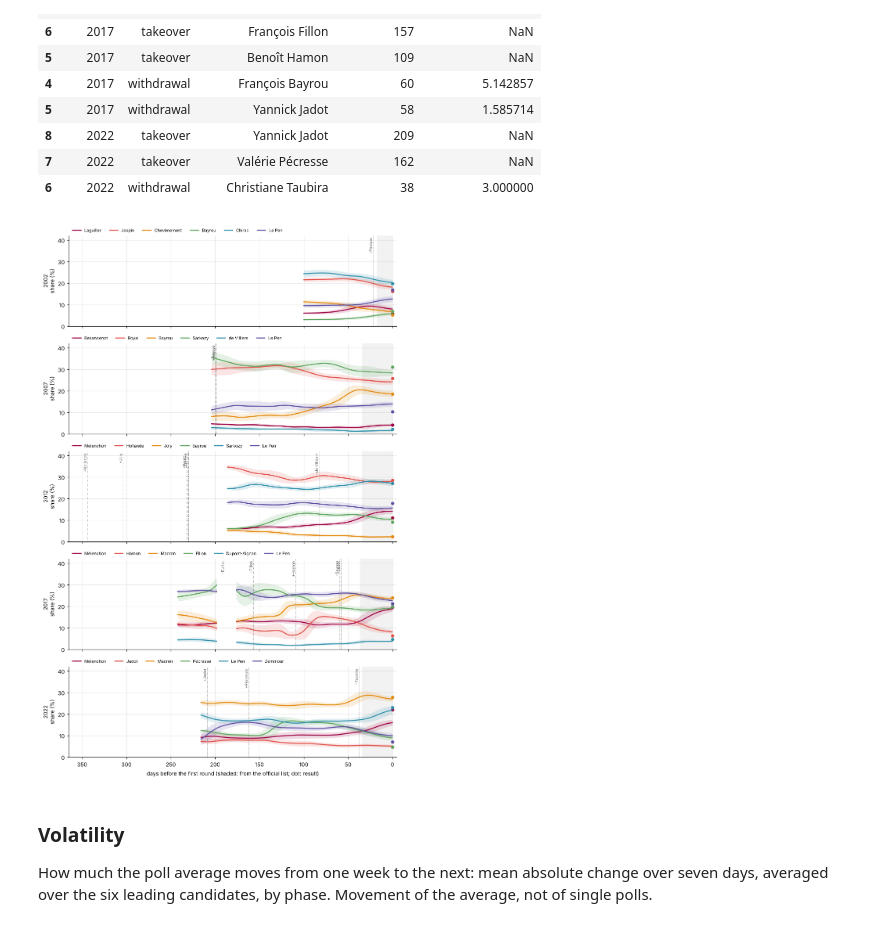
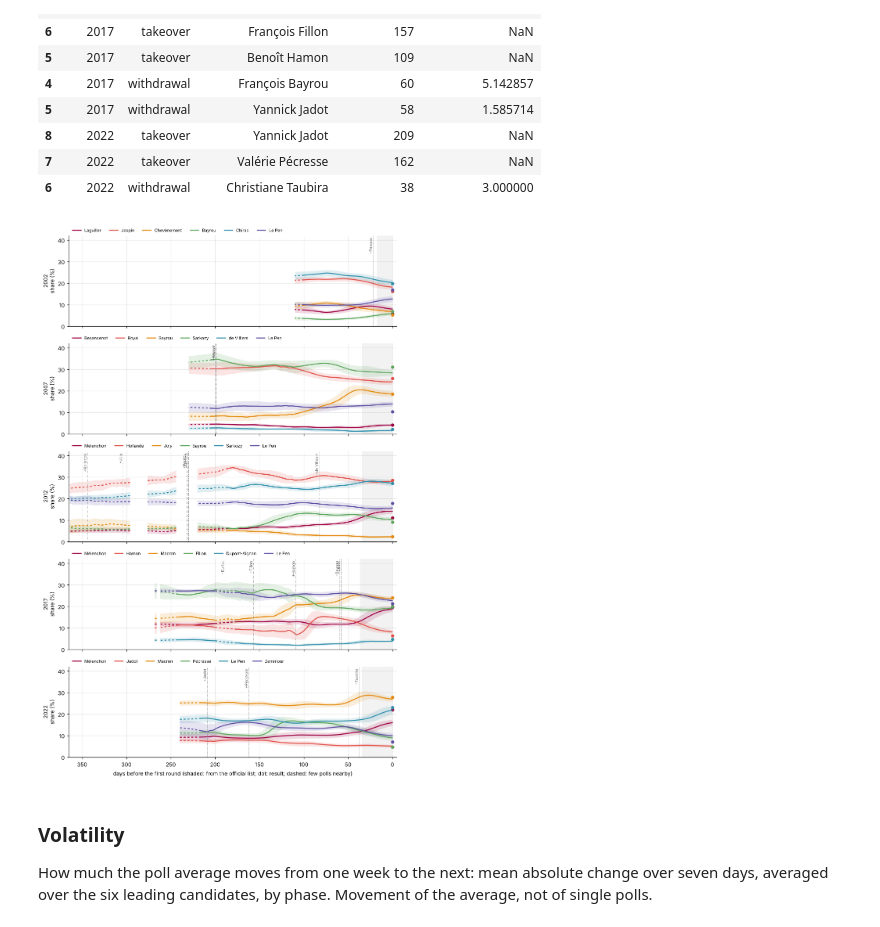
Before and after one commit to clarasalas/strategic-voting-polls-2RS, a Jupyter notebook: notebooks/05_polls_descriptive.ipynb, the cells around one changed output. Cells and saved outputs as stored; diff of their text form; code cells hidden in the pictures.

```diff
--- a/notebooks/05_polls_descriptive.ipynb
+++ b/notebooks/05_polls_descriptive.ipynb
@@ -180,6 +180,10 @@ slot_polls = b.dropna(subset=["slot"]).groupby(["election", "poll_id", "slot"],
 GRID = np.arange(0, 366, 2)
 traj = pd.concat([average.by_candidate(g, "value", GRID).assign(election=e)
                   for e, g in slot_polls.groupby("election")], ignore_index=True)
+# for drawing only: the window widens where polls are sparse (dashed); statistics use `traj`
+traj_draw = pd.concat([average.by_candidate(g, "value", GRID, adaptive_k=4).assign(election=e)
+                       for e, g in slot_polls.groupby("election")], ignore_index=True)
+traj_dense = traj
 weekly_traj = traj[traj["days_before"] % 14 == 0]          # every two weeks, for the committed table
 weekly_traj.round(2).to_csv(TABLES / "trajectories_poll_average.csv", index=False)
 
@@ -226,37 +230,37 @@ events.sort_values(["election", "days_before"], ascending=[True, False])
 # %%
 # left-right order of Wikipedia's poll-table columns, coloured with the Spectral colormap (red left, blue right)
 lr = ideology.order(ROOT, {int(p.name[:4]): p for p in (ROOT / "data" / "raw" / "wikipedia").glob("*.json")},
                     pd.read_csv(ROOT / "data" / "interim" / "polls_wikipedia.csv", low_memory=False))
 lr_pos = lr.set_index(["election", "candidate"])["position"]
 def shown_left_to_right(e):
     c = top6[top6["election"] == e]["candidate"].tolist()
     return sorted(c, key=lambda x: lr_pos.get((e, x), 0.5))
 surname = lambda name: name.split(" ", 1)[1] if " " in name else name
 fig, axes = plt.subplots(len(ELECTIONS), 1, figsize=(8.5, 13), sharex=True)
 for ax, e in zip(axes, ELECTIONS):
     order_e = shown_left_to_right(e)
     col = ideology.colours(order_e)
     res = results[results["election"] == e].set_index("candidate")["share"]
     for c in order_e:
-        t = traj[(traj["election"] == e) & (traj["slot"] == c)]
-        ax.plot(t["days_before"], t["mean"], color=col[c], lw=1.6, label=surname(c))
+        t = traj_draw[(traj_draw["election"] == e) & (traj_draw["slot"] == c)]
+        figures.line(ax, t["days_before"], t["mean"], t["sparse"], color=col[c], lw=1.6, label=surname(c))
         ax.fill_between(t["days_before"], t["mean"] - t["sd"], t["mean"] + t["sd"], color=col[c], alpha=0.15, lw=0)
         ax.plot(0, res[c], "o", color=col[c], ms=4.5)
     for r in events[events["election"] == e].itertuples():
         ax.axvline(r.days_before, color="grey", lw=0.6, ls=":" if r.kind == "takeover" else "--")
         ax.text(r.days_before, ax.get_ylim()[1] if False else 41, ("+" if r.kind == "takeover" else "−") + surname(r.candidate),
                 rotation=90, fontsize=6.5, va="top", ha="right", color="dimgrey")
     lst = (calendar.loc[e, "first_round"] - calendar.loc[e, "official_list"]).days
     ax.axvspan(0, lst, color="#f2f2f2", zorder=0)
     ax.set_ylim(0, 42)
     ax.set_ylabel(f"{e}\nshare (%)")
     ax.legend(loc="upper left", fontsize=7, ncol=6, frameon=False, bbox_to_anchor=(0, 1.13))
 axes[-1].set_xlim(365, -5)
-axes[-1].set_xlabel("days before the first round (shaded: from the official list; dot: result)")
+axes[-1].set_xlabel("days before the first round (shaded: from the official list; dot: result; dashed: few polls nearby)")
 fig.tight_layout()
 fig.savefig(FIGURES / "trajectories.png")
 # %% [output]
-[figure, old version]
+[figure, new version]
 # %% [markdown]
 ### Volatility
 
```
Also changed, not shown: parts of 5 cells of this notebook, 11 other files.
